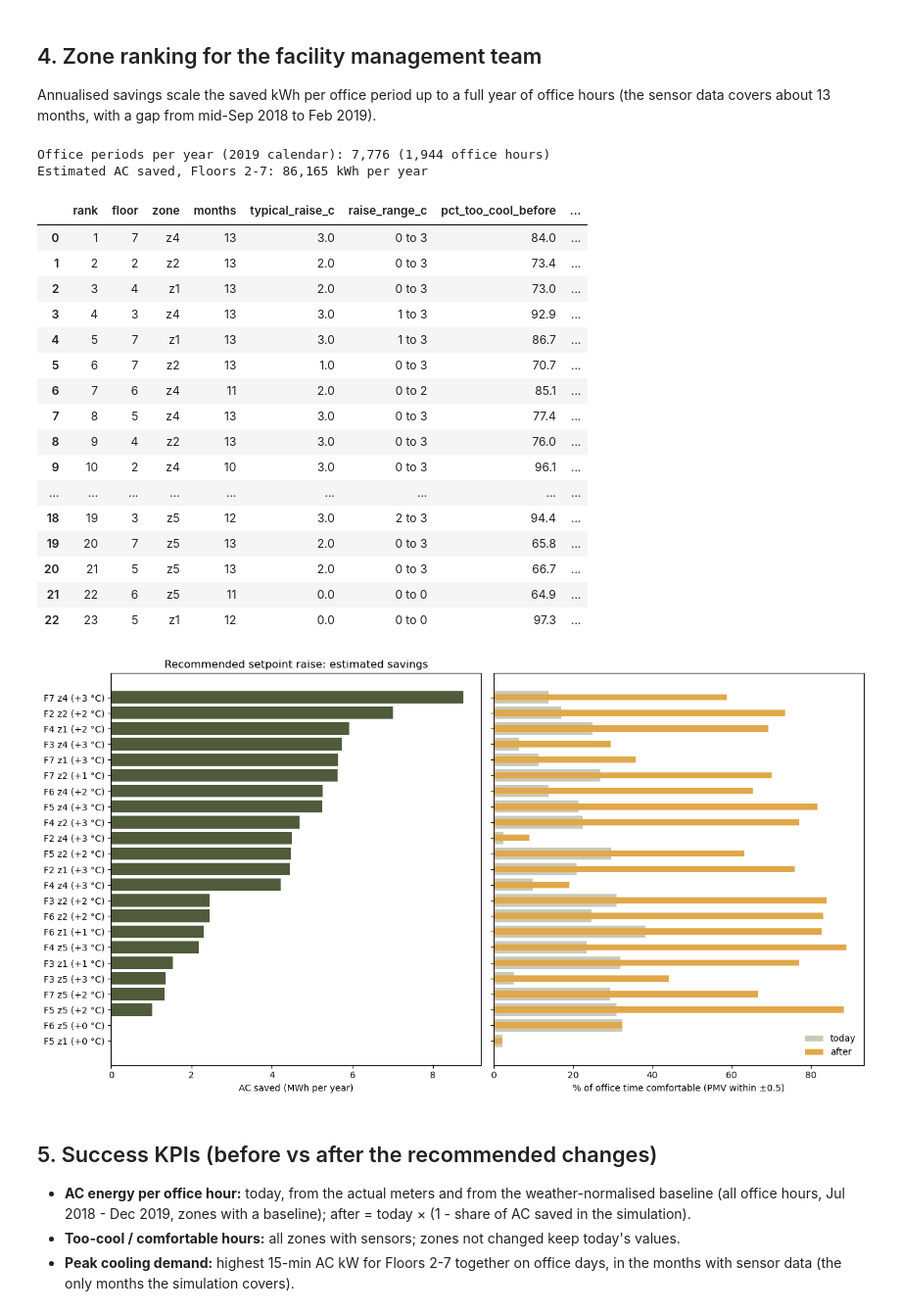
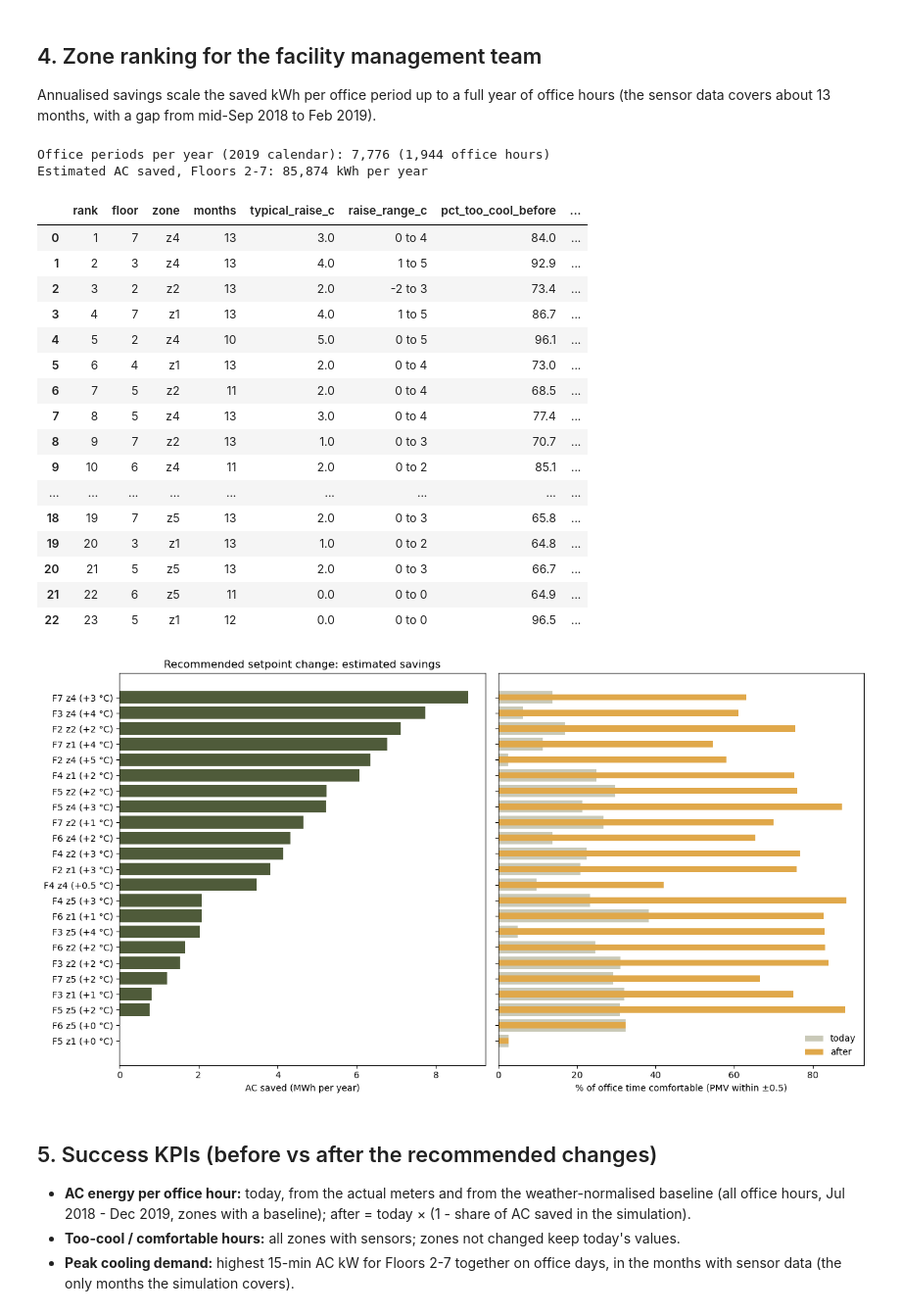
Before and after one commit to fcyap/IS4001-G1T4, a Jupyter notebook: notebooks/qn2/qb_setpoint_sim.ipynb, the cells around one changed output. Shown at 98% size. Drawn from its saved outputs; the diff is of its cells as text; code cells hidden in the pictures.

```diff
--- a/notebooks/qn2/qb_setpoint_sim.ipynb
+++ b/notebooks/qn2/qb_setpoint_sim.ipynb
@@ -41,11 +44,12 @@ from qb_common import (BASELINE_DIR, COMFORT_DIR, SETPOINT_DIR, FLOORS, PERIOD_H
 
 warnings.simplefilter("ignore", category=FutureWarning)
 
-SCENARIOS_C = [1, 2]            # proposal: simulate +1 and +2 °C
+SCENARIOS_C = [d for d in range(-5, 6) if d]    # -5 to +5 °C; beyond qc.RELIABLE_CHANGE_C is extrapolated
 MIN_PERIODS_PER_MONTH = 160     # a zone-month needs about 5 office days of data for a recommendation
 
-print(f"Rule: raise {qc.RAISE_STEP_C:g} °C while > {qc.RAISE_IF_TOO_COOL_SHARE:.0%} too cool, cap +{qc.MAX_RAISE_C:g} °C; "
-      f"roll back if > {qc.TOO_WARM_TOLERANCE:.0%} too warm or RH > {qc.RH_LIMIT:g} % beyond max({qc.HUMID_TOLERANCE:.0%}, today)")
+print(f"Rule: raise {qc.RAISE_STEP_C:g} °C while > {qc.RAISE_IF_TOO_COOL_SHARE:.0%} too cool, or lower while "
+      f"> {qc.LOWER_IF_TOO_WARM_SHARE:.0%} too warm, cap +{qc.MAX_RAISE_C:g} / -{qc.MAX_LOWER_C:g} °C; "
+      f"roll back if > {qc.TOO_WARM_TOLERANCE:.0%} overshoots the comfort band or RH > {qc.RH_LIMIT:g} % beyond max({qc.HUMID_TOLERANCE:.0%}, today)")
 
 pmv = pd.read_csv(COMFORT_DIR / "pmv_15min.csv", parse_dates=["timestamp"], index_col="timestamp")
 inspection = pd.read_csv(COMFORT_DIR / "inspection_list.csv")
@@ -53,5 +57,6 @@ slopes = pd.read_csv(SETPOINT_DIR / "kw_per_degC.csv")
 
 inspect_keys = set(zip(inspection["floor"], inspection["zone"]))
 slope_of = {(r.floor, r.zone): (r.saving_kw_per_c, r.moisture_g_per_kg_per_c) for r in slopes.itertuples()}
+ac_cap = pmv.groupby(["floor", "zone"])["ac_kw"].max().fillna(0.0)    # the most a cooler setpoint can draw
 print(f"{len(slope_of)} zones with an AC slope; {len(inspect_keys)} zones on the inspection list")
 # %% [output]
@@ -66,7 +71,7 @@ for (floor, zone), z in pmv.groupby(["floor", "zone"]):
         continue
     kw_per_c, dw = slope_of[(floor, zone)]
     for delta in [0] + SCENARIOS_C:
-        sim = simulate_setpoint(z["temp_c"], z["rh_pct"], z["ac_kw"], delta, kw_per_c, dw)
+        sim = simulate_setpoint(z["temp_c"], z["rh_pct"], z["ac_kw"], delta, kw_per_c, dw, ac_cap[(floor, zone)])
         rows.append({"floor": floor, "zone": zone, "raise_c": delta,
                      "inspect_first": (floor, zone) in inspect_keys, **summarise_sim(sim)})
 scenarios = pd.DataFrame(rows)
@@ -95,12 +108,13 @@ for (floor, zone, month), z in pmv.groupby(["floor", "zone", "month"]):
     if (floor, zone) not in slope_of or len(z) < MIN_PERIODS_PER_MONTH:
         continue
     kw_per_c, dw = slope_of[(floor, zone)]
+    cap = ac_cap[(floor, zone)]
     if (floor, zone) in inspect_keys:
         delta, reason = 0.0, "inspect before adjusting"
     else:
-        delta, reason = recommend_raise(z["temp_c"], z["rh_pct"], z["ac_kw"], kw_per_c, dw)
-    before = summarise_sim(simulate_setpoint(z["temp_c"], z["rh_pct"], z["ac_kw"], 0.0, kw_per_c, dw))
-    after = summarise_sim(simulate_setpoint(z["temp_c"], z["rh_pct"], z["ac_kw"], delta, kw_per_c, dw))
+        delta, reason = recommend_raise(z["temp_c"], z["rh_pct"], z["ac_kw"], kw_per_c, dw, cap)
+    before = summarise_sim(simulate_setpoint(z["temp_c"], z["rh_pct"], z["ac_kw"], 0.0, kw_per_c, dw, cap))
+    after = summarise_sim(simulate_setpoint(z["temp_c"], z["rh_pct"], z["ac_kw"], delta, kw_per_c, dw, cap))
     rows.append({"floor": floor, "zone": zone, "month": month, "periods": len(z),
                  "recommended_raise_c": delta, "reason": reason,
                  "temp_before_c": before["mean_temp_c"], "temp_after_c": after["mean_temp_c"],
@@ -149,7 +166,8 @@ def zone_row(d: pd.DataFrame) -> pd.Series:
         "saved_kwh": d["saved_kwh"].sum(),
         "pct_ac_saved": d["saved_kwh"].sum() / d["ac_kwh"].sum() * 100,
         "annual_kwh_saved": d["saved_kwh"].sum() / w.sum() * office_periods_per_year,
-        "action": "inspect first" if (d["reason"] == "inspect before adjusting").all() else "raise setpoint",
+        "action": ("inspect first" if (d["reason"] == "inspect before adjusting").all()
+                   else "lower setpoint" if d["recommended_raise_c"].median() < 0 else "raise setpoint"),
     })
 
 by_zone = (monthly.groupby(["floor", "zone"]).apply(zone_row).round(1).reset_index()
@@ -162,40 +180,40 @@ print(f"Estimated AC saved, Floors 2-7: {by_zone['annual_kwh_saved'].sum():,.0f}
 by_zone
 # %% [output]
 Office periods per year (2019 calendar): 7,776 (1,944 office hours)
-Estimated AC saved, Floors 2-7: 86,165 kWh per year
+Estimated AC saved, Floors 2-7: 85,874 kWh per year
 |  | rank | floor | zone | months | typical_raise_c | raise_range_c | pct_too_cool_before | ... |
-| 0 | 1 | 7 | z4 | 13 | 3.0 | 0 to 3 | 84.0 | ... |
-| 1 | 2 | 2 | z2 | 13 | 2.0 | 0 to 3 | 73.4 | ... |
-| 2 | 3 | 4 | z1 | 13 | 2.0 | 0 to 3 | 73.0 | ... |
-| 3 | 4 | 3 | z4 | 13 | 3.0 | 1 to 3 | 92.9 | ... |
-| 4 | 5 | 7 | z1 | 13 | 3.0 | 1 to 3 | 86.7 | ... |
-| 5 | 6 | 7 | z2 | 13 | 1.0 | 0 to 3 | 70.7 | ... |
-| 6 | 7 | 6 | z4 | 11 | 2.0 | 0 to 2 | 85.1 | ... |
-| 7 | 8 | 5 | z4 | 13 | 3.0 | 0 to 3 | 77.4 | ... |
-| 8 | 9 | 4 | z2 | 13 | 3.0 | 0 to 3 | 76.0 | ... |
-| 9 | 10 | 2 | z4 | 10 | 3.0 | 0 to 3 | 96.1 | ... |
+| 0 | 1 | 7 | z4 | 13 | 3.0 | 0 to 4 | 84.0 | ... |
+| 1 | 2 | 3 | z4 | 13 | 4.0 | 1 to 5 | 92.9 | ... |
+| 2 | 3 | 2 | z2 | 13 | 2.0 | -2 to 3 | 73.4 | ... |
+| 3 | 4 | 7 | z1 | 13 | 4.0 | 1 to 5 | 86.7 | ... |
+| 4 | 5 | 2 | z4 | 10 | 5.0 | 0 to 5 | 96.1 | ... |
+| 5 | 6 | 4 | z1 | 13 | 2.0 | 0 to 4 | 73.0 | ... |
+| 6 | 7 | 5 | z2 | 11 | 2.0 | 0 to 4 | 68.5 | ... |
+| 7 | 8 | 5 | z4 | 13 | 3.0 | 0 to 4 | 77.4 | ... |
+| 8 | 9 | 7 | z2 | 13 | 1.0 | 0 to 3 | 70.7 | ... |
+| 9 | 10 | 6 | z4 | 11 | 2.0 | 0 to 2 | 85.1 | ... |
 | ... | ... | ... | ... | ... | ... | ... | ... | ... |
-| 18 | 19 | 3 | z5 | 12 | 3.0 | 2 to 3 | 94.4 | ... |
-| 19 | 20 | 7 | z5 | 13 | 2.0 | 0 to 3 | 65.8 | ... |
+| 18 | 19 | 7 | z5 | 13 | 2.0 | 0 to 3 | 65.8 | ... |
+| 19 | 20 | 3 | z1 | 13 | 1.0 | 0 to 2 | 64.8 | ... |
 | 20 | 21 | 5 | z5 | 13 | 2.0 | 0 to 3 | 66.7 | ... |
 | 21 | 22 | 6 | z5 | 11 | 0.0 | 0 to 0 | 64.9 | ... |
-| 22 | 23 | 5 | z1 | 12 | 0.0 | 0 to 0 | 97.3 | ... |
+| 22 | 23 | 5 | z1 | 12 | 0.0 | 0 to 0 | 96.5 | ... |
 # %%
 top = by_zone.sort_values("annual_kwh_saved")
-labels = "F" + top["floor"].astype(str) + " " + top["zone"] + " (+" + top["typical_raise_c"].map("{:g}".format) + " °C)"
+labels = "F" + top["floor"].astype(str) + " " + top["zone"] + " (" + top["typical_raise_c"].map("{:+g}".format) + " °C)"
 fig, axes = plt.subplots(1, 2, figsize=(13, 7), sharey=True)
 axes[0].barh(labels, top["annual_kwh_saved"] / 1000, color="#4f5b3a")
 axes[0].set_xlabel("AC saved (MWh per year)")
-axes[0].set_title("Recommended setpoint raise: estimated savings")
+axes[0].set_title("Recommended setpoint change: estimated savings")
 axes[1].barh(labels, top["pct_comfortable_before"], color="#c9c9b8", label="today")
 axes[1].barh(labels, top["pct_comfortable_after"], color="#e0a84a", height=0.4, label="after")
 axes[1].set_xlabel("% of office time comfortable (PMV within ±0.5)")
 axes[1].legend(loc="lower right", frameon=False)
 fig.tight_layout()
 fig.savefig(SETPOINT_DIR / "savings_ranking.png", dpi=130)
 plt.show()
 # %% [output]
-[figure, old version]
+[figure, new version]
 # %% [markdown]
 ## 5. Success KPIs (before vs after the recommended changes)
 - **AC energy per office hour:** today, from the actual meters and from the weather-normalised
```
Also changed, not shown: parts of 5 cells of this notebook, 31 other files.
